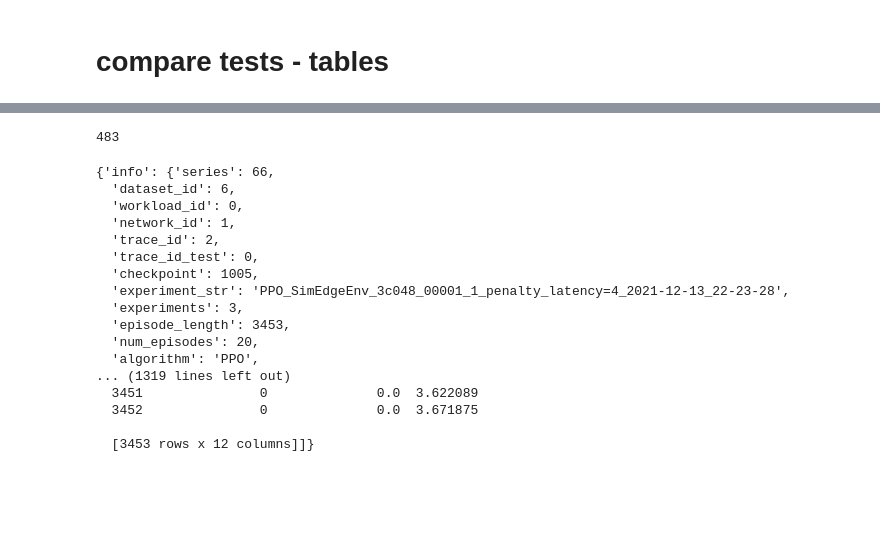
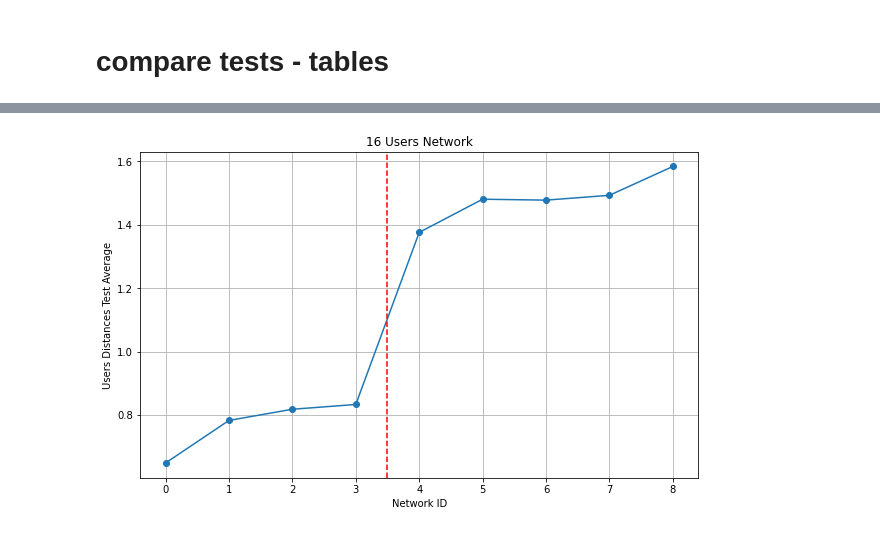
Before and after one commit to saeid93/mobile-kube, a Jupyter notebook: experiments/analysis/analysis_test_limitations.ipynb, the cells around one changed output, grey strips where cells are left out. Cells and saved outputs as stored; diff of their text form; code cells hidden in the pictures; blank space fills up the shorter version.

Commit message:
added new set of limitation experiment for the thesis

```diff
--- a/experiments/analysis/analysis_test_limitations.ipynb
+++ b/experiments/analysis/analysis_test_limitations.ipynb
@@ -308,25 +109,17 @@ episodes_consolidation
-# %%
-test_id_see = 4
-len(tests[test_id_see]['episodes'][0]['num_moves'][tests[test_id_see]['episodes'][0]['num_moves']!=0])
-# %% [output]
-483
-# %%
-tests[3]
-# %% [output]
-{'info': {'series': 66,
-  'dataset_id': 6,
-  'workload_id': 0,
-  'network_id': 1,
-  'trace_id': 2,
-  'trace_id_test': 0,
-  'checkpoint': 1005,
-  'experiment_str': 'PPO_SimEdgeEnv_3c048_00001_1_penalty_latency=4_2021-12-13_22-23-28',
-  'experiments': 3,
-  'episode_length': 3453,
-  'num_episodes': 20,
-  'algorithm': 'PPO',
-... (1319 lines left out)
-  3451               0              0.0  3.622089
-  3452               0              0.0  3.671875
-
-  [3453 rows x 12 columns]]}
+# %%
+import matplotlib.pyplot as plt
+
+# Assuming final_stats_df is your DataFrame
+subset_df = final_stats_df[final_stats_df["network_id"] == 1][["test_id", "users_distances_test_average"]]
+
+# Plotting
+plt.figure(figsize=(10, 6))
+plt.plot(subset_df["test_id"], subset_df["users_distances_test_average"], marker='o', linestyle='-')
+plt.axvline(x=3.5, color='r', linestyle='--')  # Draw a vertical dashed red line between test_id 3 and 4
+plt.title("16 Users Network")  # Adjusted title to reflect the updated network ID
+plt.xlabel("Network ID")
+plt.ylabel("Users Distances Test Average")
+plt.grid(True)
+plt.show()
+# %% [output]
+[figure, added]
```
Also changed, not shown: parts of 16 cells of this notebook, 4 other files.
